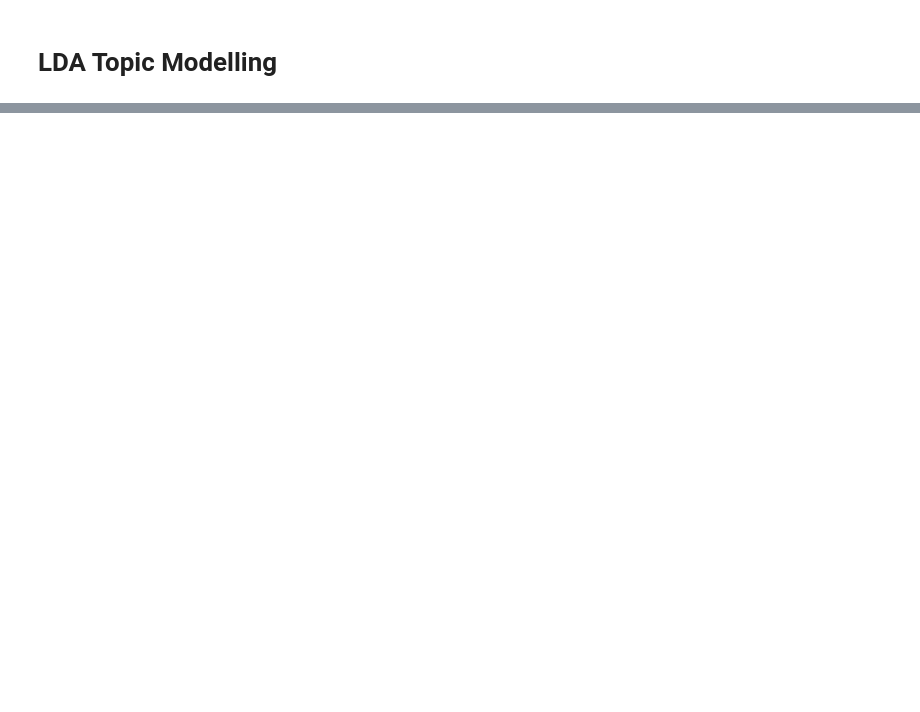
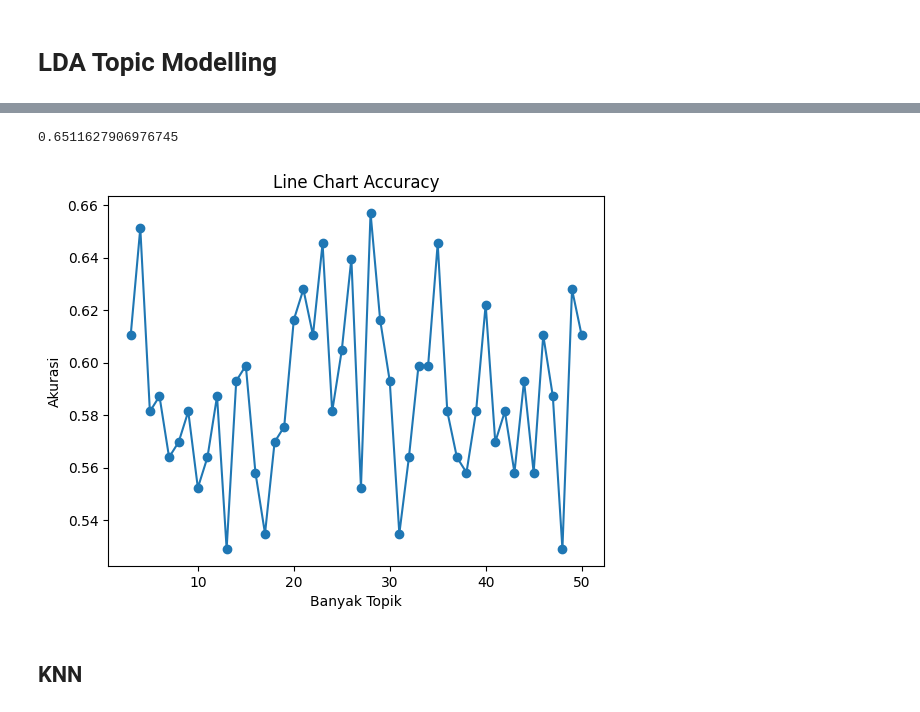
Before and after one commit to ZuniAmandaDewi/ppw, a Jupyter notebook: _sources/tugas_ppw/LDA Topic Modelling.ipynb, the cells around one changed output, grey strips where cells are left out. Drawn from its saved outputs; the diff is of its cells as text; code cells hidden in the pictures; blank space fills up the shorter version.

```diff
--- a/_sources/tugas_ppw/LDA Topic Modelling.ipynb
+++ b/_sources/tugas_ppw/LDA Topic Modelling.ipynb
@@ -85,0 +110,6 @@ VT_tabel.rename(index={0:"Topik 1",1:"Topik 2",2:"Topik 3"}).transpose()
+# %%
+datalda=[]
+for i in range (3,51):
+  lda = LatentDirichletAllocation(n_components=i, doc_topic_prior=0.2, topic_word_prior=0.1,random_state=42,max_iter=1)
+  lda_top=lda.fit_transform(TF.drop(columns='Label'))
+  datalda.append(lda_top)
@@ -85,0 +122,12 @@ VT_tabel.rename(index={0:"Topik 1",1:"Topik 2",2:"Topik 3"}).transpose()
+# %%
+akurasi=[]
+for i in range(len(datalda)):
+  y = TF.Label
+  X_train,X_test,y_train,y_test = train_test_split(datalda[i],y,test_size=0.2,random_state=42)
+  NB = GaussianNB()
+  gaus=NB.fit(X_train, y_train)
+  nlakurasi=gaus.score(X_test, y_test)
+  akurasi.append(nlakurasi)
+# %%
+for i in range(len(akurasi)):
+  print ("topik", i+3, ":", akurasi[i])
@@ -85,0 +152,10 @@ VT_tabel.rename(index={0:"Topik 1",1:"Topik 2",2:"Topik 3"}).transpose()
+# %%
+lda1 = LatentDirichletAllocation(n_components=4, doc_topic_prior=0.2, topic_word_prior=0.1,random_state=42,max_iter=1)
+lda_top1=lda1.fit_transform(TF.drop(columns='Label'))
+y = TF.Label
+X_train,X_test,y_train,y_test = train_test_split(lda_top1,y,test_size=0.2,random_state=42)
+NB = GaussianNB()
+gaus=NB.fit(X_train, y_train)
+gaus.score(X_test, y_test)
+# %% [output]
+0.6511627906976745
@@ -85,0 +165,23 @@ VT_tabel.rename(index={0:"Topik 1",1:"Topik 2",2:"Topik 3"}).transpose()
+# %%
+import matplotlib.pyplot as plt
+
+# Data
+x = []
+for i in range(3,51):
+  x.append(i)
+y = akurasi
+
+# Create a line chart
+plt.plot(x, y, marker='o', linestyle='-')  # 'o' for markers, '-' for solid line
+
+# Add a title and axis labels
+plt.title('Line Chart Accuracy')
+plt.xlabel('Banyak Topik')
+plt.ylabel('Akurasi')
+
+# Show the plot
+plt.show()
+# %% [output]
+[figure, added]
+# %% [markdown]
+## KNN
```
Also changed, not shown: parts of 23 cells of this notebook, 12 other files.
